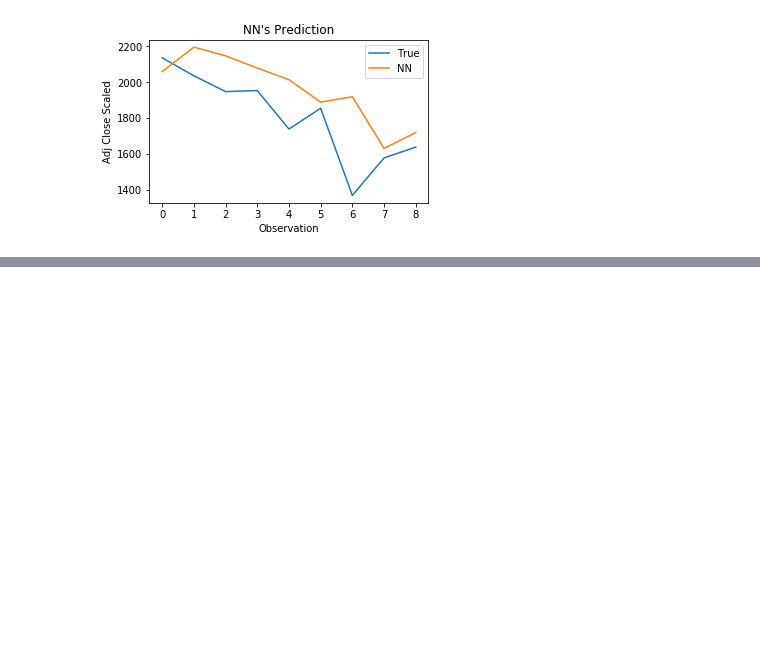
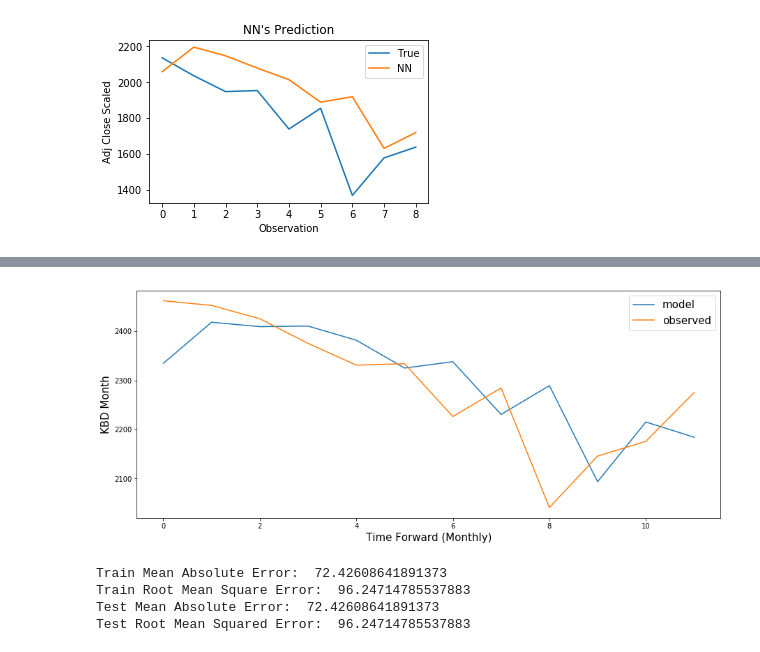
Before and after one commit to carlosqu/TesisUniandes, a Jupyter notebook: Notebook_Tesis_NN.ipynb, the cells around one changed output, grey strips where cells are left out. Saved outputs shown, nothing was run; the diff lists cells and outputs as text; code cells hidden in the pictures; blank space fills up the shorter version.

```diff
--- a/Notebook_Tesis_NN.ipynb
+++ b/Notebook_Tesis_NN.ipynb
@@ -223,0 +357,29 @@ plt.show();
+# %%
+# invert scaling for forecast
+inv_yhat = concatenate((yhat, test_X[:, 1:]), axis=1)
+inv_yhat = scaler.inverse_transform(inv_yhat)
+inv_yhat = inv_yhat[:,0]
+# invert scaling for actual - observed data
+test_y = test_y.reshape((len(test_y), 1))
+inv_y = concatenate((test_y, test_X[:, 1:]), axis=1)
+inv_y = scaler.inverse_transform(inv_y)
+inv_y = inv_y[:,0]
+fig = plt.figure(figsize=(15, 6))
+pyplot.clf()
+pyplot.plot(inv_yhat, label="model")
+pyplot.plot(inv_y, label="observed")
+plt.ylabel('KBD Month', size=15)
+plt.xlabel('Time Forward (Monthly)', size=15)
+plt.legend(fontsize=15)
+24
+pyplot.show()
+print('Train Mean Absolute Error: ', mean_absolute_error(inv_yhat, inv_y))
+print('Train Root Mean Square Error: ', np.sqrt(mean_squared_error(inv_yhat, inv_y)))
+print('Test Mean Absolute Error: ', mean_absolute_error(inv_yhat, inv_y))
+print('Test Root Mean Squared Error: ', np.sqrt(mean_squared_error(inv_yhat, inv_y)))
+# %% [output]
+[figure, added]
+Train Mean Absolute Error:  72.42608641891373
+Train Root Mean Square Error:  96.24714785537883
+Test Mean Absolute Error:  72.42608641891373
+Test Root Mean Squared Error:  96.24714785537883
```
Also changed, not shown: parts of 15 cells of this notebook.
